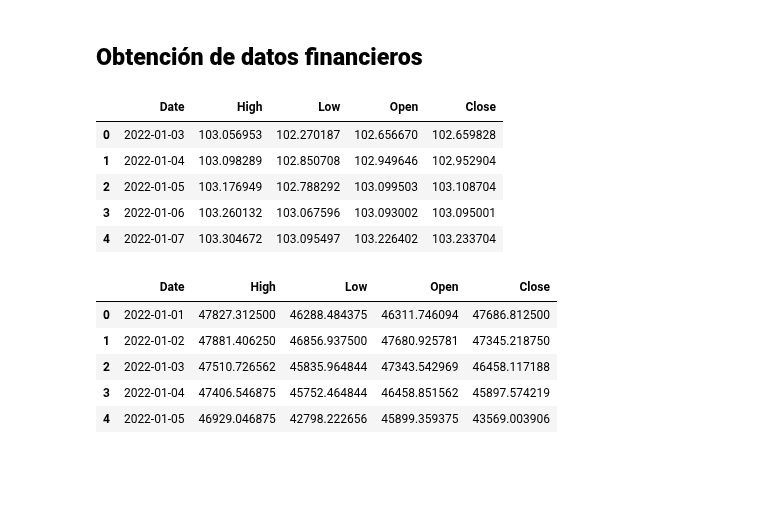
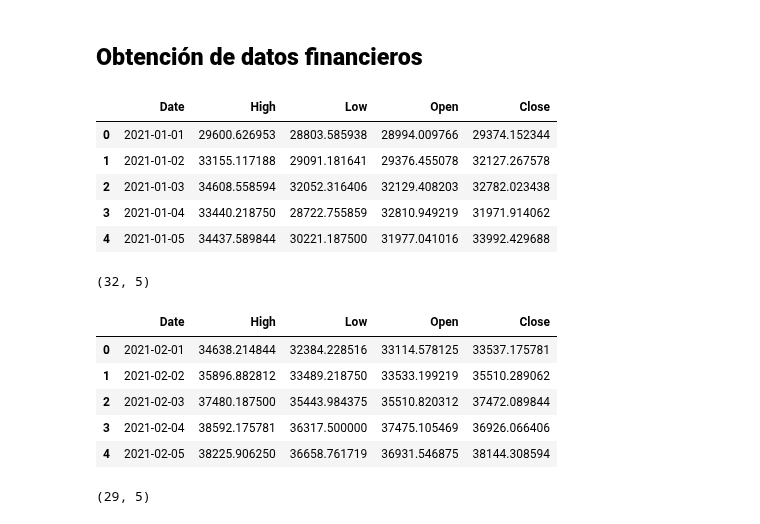
Before and after one commit to cristiandarioortegayubro/BA, a Jupyter notebook: pd_03.ipynb, the cells around one changed output. Cells and saved outputs as stored; diff of their text form; code cells hidden in the pictures; blank space fills up the shorter version.

```diff
--- a/pd_03.ipynb
+++ b/pd_03.ipynb
@@ -127,26 +119,34 @@ Amazon Group
 # %% [markdown]
 ## **Obtención de datos financieros**
 # %%
-dolar = dtr.DataReader("ARS=X", data_source="yahoo", start="2022-01-03", end="2022-01-07")
-dolar.drop(columns=["Volume","Adj Close"], inplace=True)
-dolar.reset_index(inplace=True)
-dolar
+btc_enero = dtr.DataReader("BTC-USD", data_source="yahoo", start="2021-01-01", end="2021-01-31")
+btc_enero.drop(columns=["Volume","Adj Close"], inplace=True)
+btc_enero.reset_index(inplace=True)
+btc_enero.head()
 # %% [output]
 |  | Date | High | Low | Open | Close |
-| 0 | 2022-01-03 | 103.056953 | 102.270187 | 102.656670 | 102.659828 |
-| 1 | 2022-01-04 | 103.098289 | 102.850708 | 102.949646 | 102.952904 |
-| 2 | 2022-01-05 | 103.176949 | 102.788292 | 103.099503 | 103.108704 |
-| 3 | 2022-01-06 | 103.260132 | 103.067596 | 103.093002 | 103.095001 |
-| 4 | 2022-01-07 | 103.304672 | 103.095497 | 103.226402 | 103.233704 |
+| 0 | 2021-01-01 | 29600.626953 | 28803.585938 | 28994.009766 | 29374.152344 |
+| 1 | 2021-01-02 | 33155.117188 | 29091.181641 | 29376.455078 | 32127.267578 |
+| 2 | 2021-01-03 | 34608.558594 | 32052.316406 | 32129.408203 | 32782.023438 |
+| 3 | 2021-01-04 | 33440.218750 | 28722.755859 | 32810.949219 | 31971.914062 |
+| 4 | 2021-01-05 | 34437.589844 | 30221.187500 | 31977.041016 | 33992.429688 |
+# %%
+btc_enero.shape
+# %% [output]
+(32, 5)
 # %%
-bitcoin = dtr.DataReader("BTC-USD", data_source="yahoo", start="2022-01-01", end="2022-01-14")
-bitcoin.drop(columns=["Volume","Adj Close"], inplace=True)
-bitcoin.reset_index(inplace=True)
-bitcoin.head()
+btc_febrero = dtr.DataReader("BTC-USD", data_source="yahoo", start="2021-02-01", end="2021-02-28")
+btc_febrero.drop(columns=["Volume","Adj Close"], inplace=True)
+btc_febrero.reset_index(inplace=True)
+btc_febrero.head()
 # %% [output]
 |  | Date | High | Low | Open | Close |
-| 0 | 2022-01-01 | 47827.312500 | 46288.484375 | 46311.746094 | 47686.812500 |
-| 1 | 2022-01-02 | 47881.406250 | 46856.937500 | 47680.925781 | 47345.218750 |
-| 2 | 2022-01-03 | 47510.726562 | 45835.964844 | 47343.542969 | 46458.117188 |
-| 3 | 2022-01-04 | 47406.546875 | 45752.464844 | 46458.851562 | 45897.574219 |
-| 4 | 2022-01-05 | 46929.046875 | 42798.222656 | 45899.359375 | 43569.003906 |
+| 0 | 2021-02-01 | 34638.214844 | 32384.228516 | 33114.578125 | 33537.175781 |
+| 1 | 2021-02-02 | 35896.882812 | 33489.218750 | 33533.199219 | 35510.289062 |
+| 2 | 2021-02-03 | 37480.187500 | 35443.984375 | 35510.820312 | 37472.089844 |
+| 3 | 2021-02-04 | 38592.175781 | 36317.500000 | 37475.105469 | 36926.066406 |
+| 4 | 2021-02-05 | 38225.906250 | 36658.761719 | 36931.546875 | 38144.308594 |
+# %%
+btc_febrero.shape
+# %% [output]
+(29, 5)
```
Also changed, not shown: parts of 16 cells of this notebook.
